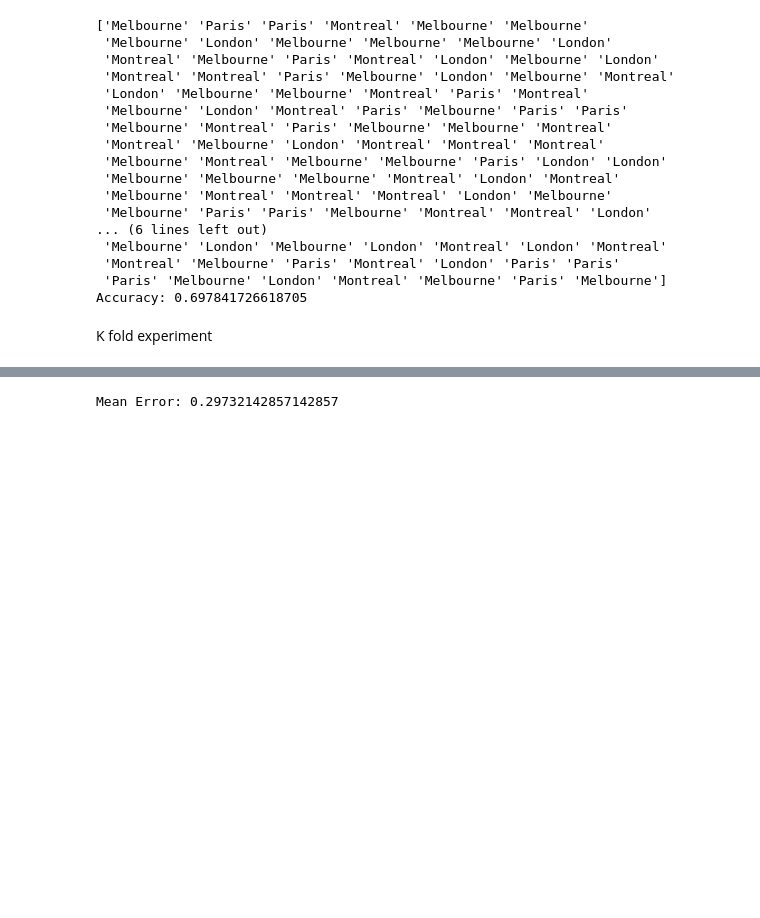
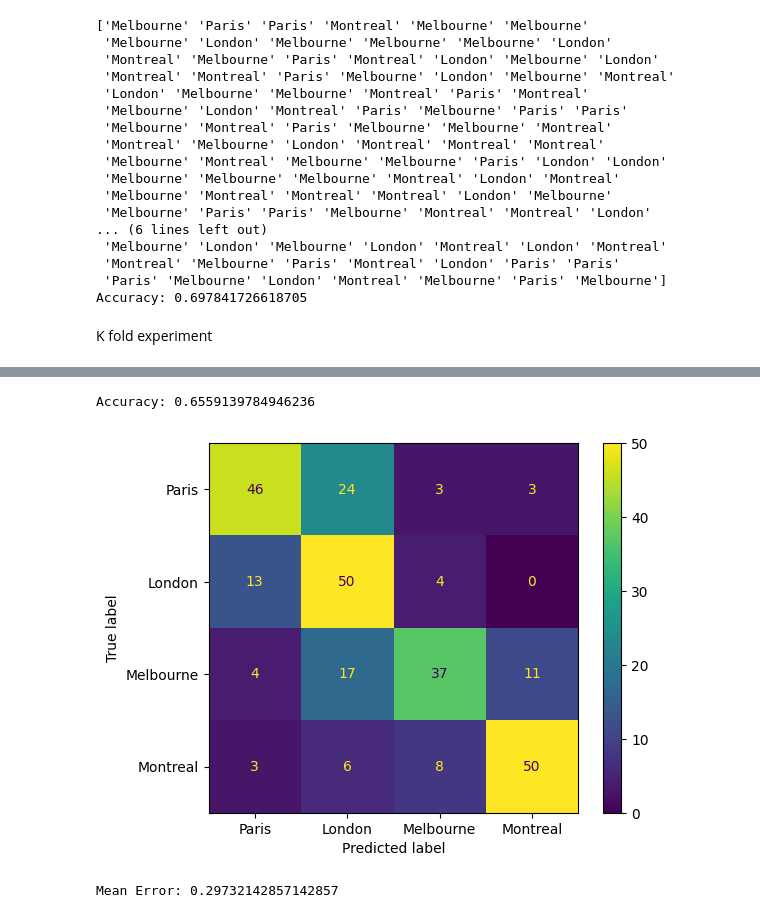
Before and after one commit to Kuzcop/551_Text_Classification_Reddit, a Jupyter notebook: NB.ipynb, the cells around one changed output, grey strips where cells are left out. Cells and saved outputs as stored; diff of their text form; code cells hidden in the pictures; blank space fills up the shorter version.

```diff
--- a/NB.ipynb
+++ b/NB.ipynb
@@ -502,3 +516,26 @@ best Hps: (9000, 'poly', 0.01, 1)
+# %%
+from sklearn.linear_model import LogisticRegression
+# processed_training_data = preprocess(training_data, stop_words = stop_words)
+
+model = LogisticRegression()
+
+vectorizer = TfidfVectorizer(token_pattern = r"(?u)\b[a-z][a-z]+\b", max_df = 0.5, max_features = 4000, min_df= 1)
+
+model.fit(vectorizer.fit_transform(training_data_split), training_labels_split)
+
+pred = model.predict(vectorizer.transform(testing_data_split))
+
+print("Accuracy:",accuracy_score(testing_labels_split, pred))
+
+cm = confusion_matrix(testing_labels_split, pred)
+df = pd.DataFrame.from_dict(classification_report(testing_labels_split, pred,output_dict=True))
+df.to_csv("Classification Metrics LR.csv")
+disp = ConfusionMatrixDisplay(confusion_matrix=cm, display_labels=labels)
+disp.plot()
+plt.show()
+# %% [output]
+Accuracy: 0.6559139784946236
+[figure, added]
 # %%
 # model = SVM(max_features=5000, kernel='linear', degree=1, sublinear_tf=True)
 labels = ["Paris", "London", "Melbourne", "Montreal"]
```
Also changed, not shown: parts of 8 cells of this notebook, 1 other file.
